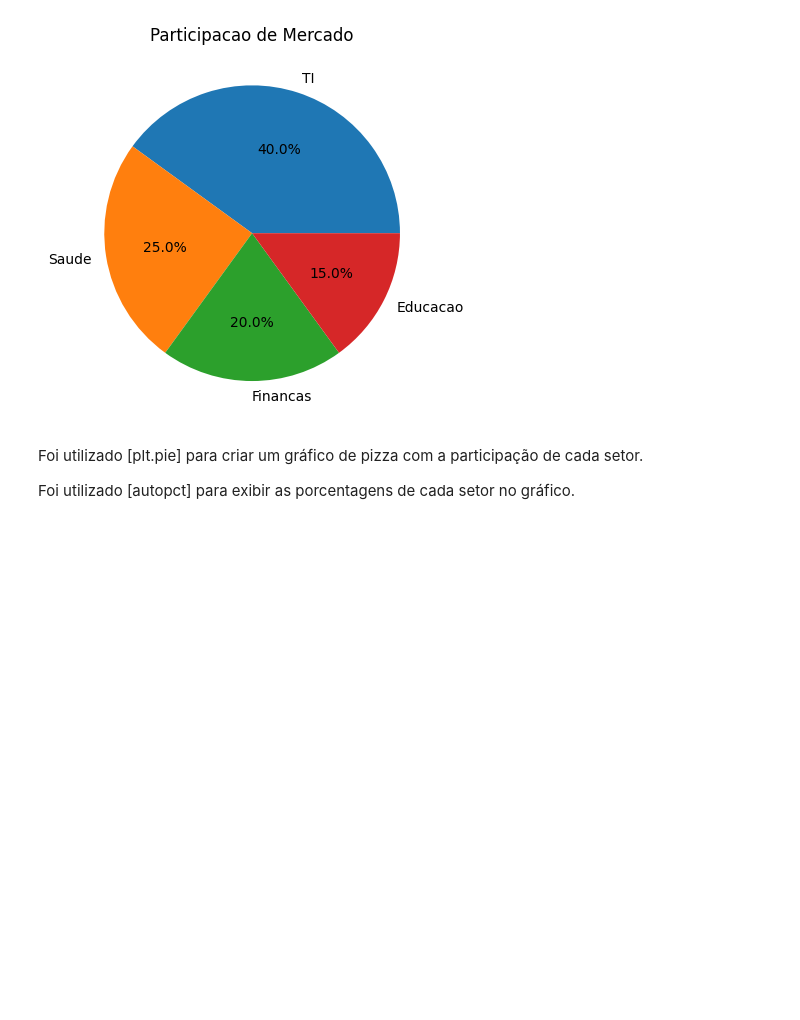
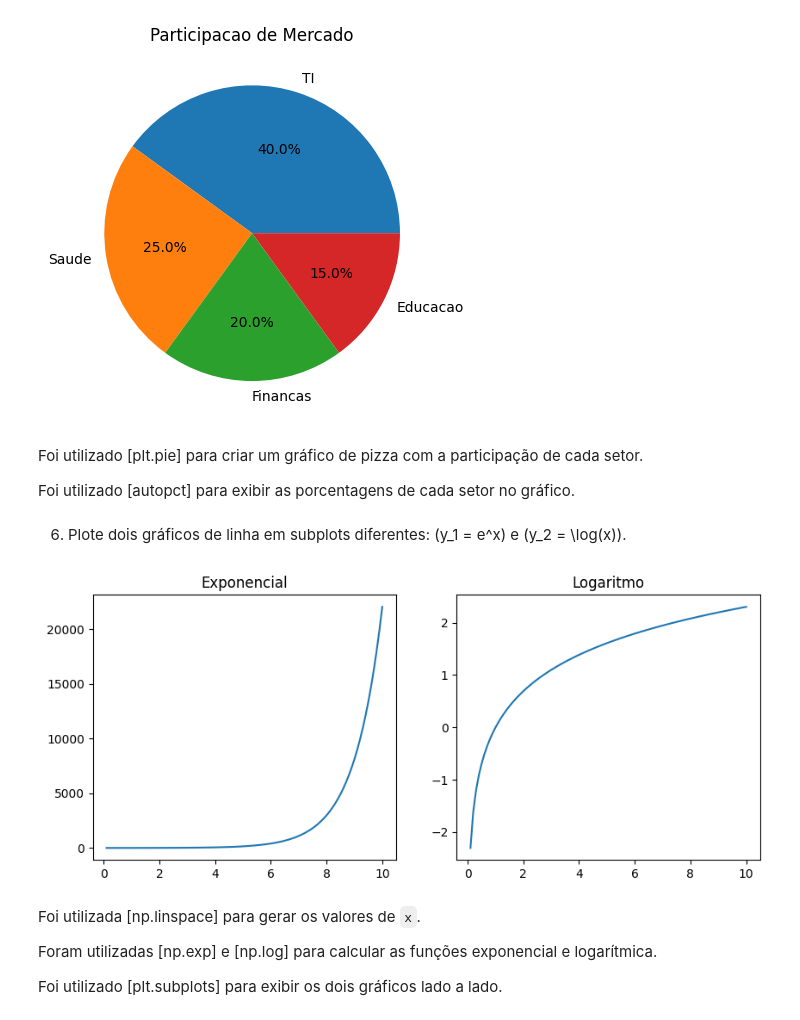
Before and after one commit to 76Falcone/AulasInteligenciaArtificial, a Jupyter notebook: ExercíciosBibliotecas_Python_Falcone_6B_Noturno.ipynb, the cells around one changed output. Cells and saved outputs as stored; diff of their text form; code cells hidden in the pictures; blank space fills up the shorter version.

Commit message:
Exercício 6 - Matplotlib

```diff
--- a/ExercíciosBibliotecas_Python_Falcone_6B_Noturno.ipynb
+++ b/ExercíciosBibliotecas_Python_Falcone_6B_Noturno.ipynb
@@ -1714,3 +1714,28 @@ plt.show()
 Foi utilizado [plt.pie] para criar um gráfico de pizza com a participação de cada setor.
 
 Foi utilizado [autopct] para exibir as porcentagens de cada setor no gráfico.
+# %% [markdown]
+6. Plote dois gráficos de linha em subplots diferentes: (y_1 = e^x) e (y_2 = \log(x)).
+# %%
+import matplotlib.pyplot as plt
+import numpy as np
+
+valoresX = np.linspace(0.1, 10, 100)
+valoresY1 = np.exp(valoresX)
+valoresY2 = np.log(valoresX)
+
+figuraEixos, meusEixos = plt.subplots(1, 2, figsize=(10, 4))
+meusEixos[0].plot(valoresX, valoresY1)
+meusEixos[0].set_title("Exponencial")
+meusEixos[1].plot(valoresX, valoresY2)
+meusEixos[1].set_title("Logaritmo")
+
+plt.show()
+# %% [output]
+[figure, added]
+# %% [markdown]
+Foi utilizada [np.linspace] para gerar os valores de `x`.
+
+Foram utilizadas [np.exp] e [np.log] para calcular as funções exponencial e logarítmica.
+
+Foi utilizado [plt.subplots] para exibir os dois gráficos lado a lado.
```
